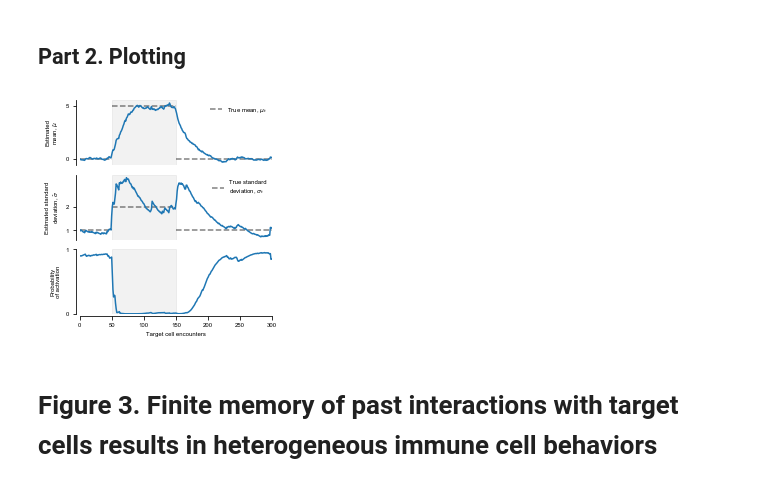
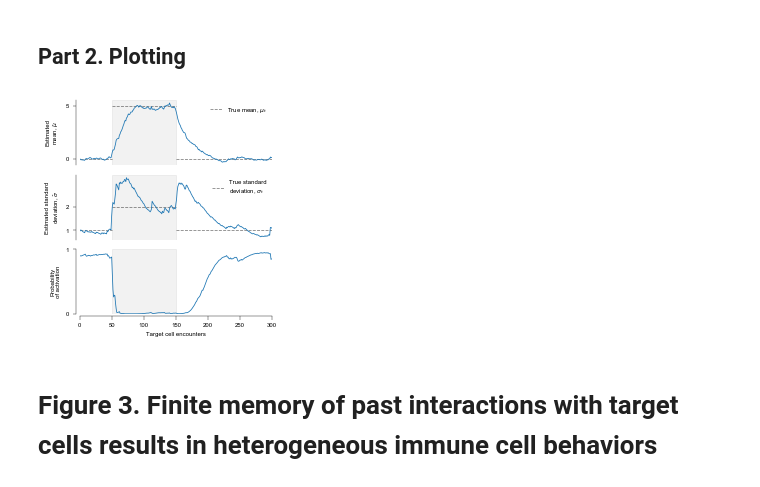
Before and after one commit to ywqin/paper-innate-immune-adaptation, a Jupyter notebook: figures.ipynb, the cells around one changed output. Saved outputs shown, nothing was run; the diff lists cells and outputs as text; code cells hidden in the pictures.

```diff
--- a/figures.ipynb
+++ b/figures.ipynb
@@ -24,12 +24,19 @@ from functools import partial
 # %%
 DATA_FOLDER = 'data/'
 
+SIZELINE = 0.8
+AXWIDTH = 0.4
 SUBLABEL_SIZE = 10
 LABEL_SIZE = 6
 FAMILY = 'Arial'
 SINGLE_COLUMN = 8.5/2.54
 ONE_FIVE_COLUMN = 11.4/2.54
 DOUBLE_COLUMN = 17.4/2.54
+
+mpl.rc('lines', linewidth=SIZELINE)
+mpl.rc('axes', linewidth=AXWIDTH)
+mpl.rc('font', size=LABEL_SIZE, family=FAMILY)
+mpl.rc(('xtick.major', 'xtick.minor', 'ytick.major', 'ytick.minor'), width=AXWIDTH)
 
 TRUE_MEAN_LABEL = 'True mean, $\mu_t$'
 ESTD_MEAN_LABEL = 'Estimated\nmean, $\hat{\mu}$'
@@ -200,8 +222,23 @@ print('Fig S1 data done')
 # %% [output]
 Fig S1 data done
 # %%
-# SI Fig 1  different memeory
-# Case 3 compare alpha = 5 vs 20
+# SI Fig 1  different memory
+# Compare alpha = 5 vs 20
+
+alphas = [5, 20]
+kappas = [10, 40]
+m_env = 0
+var_env = 4
+num_encounter = 200
+
+initial_means = np.arange(-10, 11, 2)
+initial_std = 1
+num_means = len(initial_means)
+
+initial_mean = 5
+initial_stds = [0.5, 1, 1.5, 2, 2.5, 3, 4, 6, 8, 10, 12]
+num_stds = len(initial_stds)
+
 if __name__ == '__main__':
     fig = plt.figure(figsize=(DOUBLE_COLUMN, 4.5))
     plt.rc('font', size=LABEL_SIZE, family=FAMILY)
@@ -354,6 +391,21 @@ Fig 2 data done
 ## Part 2. Plotting
 # %%
 # Fig 2. 2/2
+
+alpha = 10
+kappa = 20
+# constants in equtions for variance updating
+varc1 = (alpha-1)/(alpha-0.5)
+varc2 = 0.5*kappa/(kappa+1)/(alpha-0.5)
+m_env1 = 0
+var_env1 = 1
+m_env2 = 5  # mean of second environmental signal and target
+var_env2 = 4
+num1env = 50
+num2env = 100
+num3env = 150
+total_num = num1env+num2env+num3env
+
 # load data
 data = pd.read_csv('%sMultiEnvs_mean_std_beta_poa.csv.gz' %
                    (DATA_FOLDER), compression='gzip')
@@ -401,34 +453,34 @@ ax1.hlines(y=m_env1, xmin=num1env+num2env,
            xmax=num1env+num2env+num3env, **DASH_STYLE)
 
 ax2.hlines(y=math.sqrt(var_env1), xmin=0, xmax=num1env,
            label=TRUE_STD_LABEL, **DASH_STYLE)
 ax2.hlines(y=math.sqrt(var_env2), xmin=num1env,
            xmax=num1env+num2env, **DASH_STYLE)
 ax2.hlines(y=math.sqrt(var_env1), xmin=num1env+num2env,
            xmax=num1env+num2env+num3env, **DASH_STYLE)
 
 #ax3.hlines(0.99, 0, num1env, **DASH_STYLE)
 #ax3.hlines(0, num1env, num1env+num2env, **DASH_STYLE)
 #ax3.hlines(0.99, num1env+num2env,num1env+num2env+num3env, **DASH_STYLE)
 
 ax3.set_ylim(-0.01, 1)
 #ax3.set_yticks(np.arange(0, 1.1, step=1))
 
 # plot
 ax1.legend(loc='upper right', frameon=False)
 ax2.legend(loc='upper right', frameon=False)
 ax1.plot(data['mean'])
 ax1.set_ylabel(ESTD_MEAN_LABEL)
 ax2.plot(data['std'])
 ax2.set_ylabel(ESTD_STD_LABEL)
 ax3.plot(data['poa'])
 ax3.set_xlabel(ENCOUNTER_LABEL)
 ax3.set_ylabel('Probability\nof activation')
 plt.savefig('fig2-adaptation-dynamic.pdf', format='pdf', dpi=300)
 plt.show()
 plt.close()
 # %% [output]
-[figure, old version]
+[figure, new version]
 # %% [markdown]
 # Figure 3. Finite memory of past interactions with target cells results in heterogeneous immune cell behaviors
 # %% [markdown]
```
Also changed, not shown: parts of 7 cells of this notebook, 2 other files.
